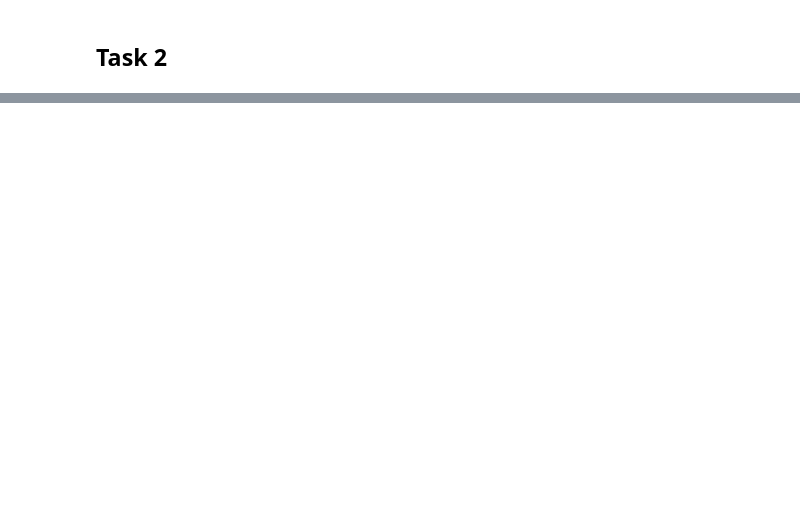
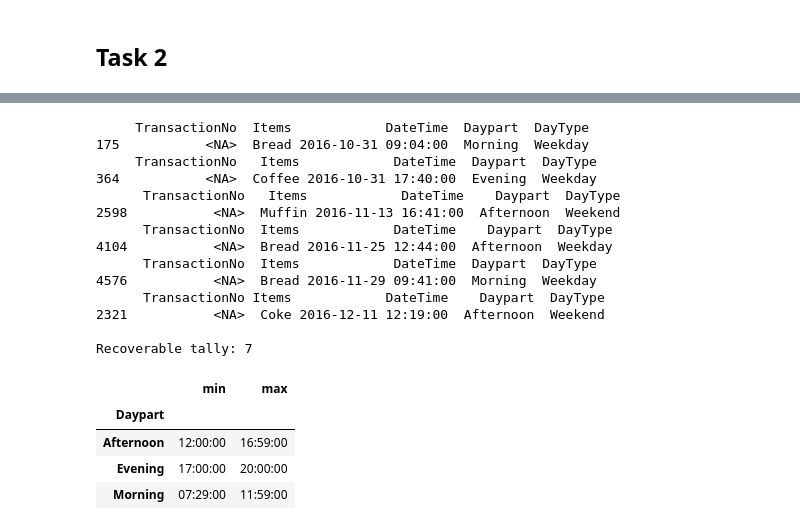
Before and after one commit to TankEngineTom/assessment2_CAB330, a Jupyter notebook: ass2_task2.ipynb, the cells around one changed output, grey strips where cells are left out. Cells and saved outputs as stored; diff of their text form; code cells hidden in the pictures; blank space fills up the shorter version.

```diff
--- a/ass2_task2.ipynb
+++ b/ass2_task2.ipynb
@@ -107,6 +107,20 @@ recoverable = (
     & ((sub_DT - prev_DT) <= pd.Timedelta(minutes=20))
 )
 print(f"\nRecoverable tally: {recoverable.sum()}")
+# fill what can be recoverble, drop the rest of NaN
+df.loc[recoverable, "DateTime"] = prev_DT[recoverable] + (sub_DT[recoverable] - prev_DT[recoverable]) / 2
+
+# drop leftover NaN
+df = df.dropna(subset=["DateTime"]).reset_index(drop=True)
+
+# fill in NaN for DateTime
+df["time"] = df["DateTime"].dt.time
+df.groupby("Daypart")["time"].agg(['min', 'max'])
+
+for index, row in df[df["DateTime"]].isna().itterrows():
+    time_frame = row['DateTime'].time()
+
+    if
 # %% [output]
 <class 'pandas.DataFrame'>
 RangeIndex: 5707 entries, 0 to 5706
@@ -127,0 +142,19 @@ Recoverable tally: 7
+     TransactionNo  Items            DateTime  Daypart  DayType
+175           <NA>  Bread 2016-10-31 09:04:00  Morning  Weekday
+     TransactionNo   Items            DateTime  Daypart  DayType
+364           <NA>  Coffee 2016-10-31 17:40:00  Evening  Weekday
+      TransactionNo   Items            DateTime    Daypart  DayType
+2598           <NA>  Muffin 2016-11-13 16:41:00  Afternoon  Weekend
+      TransactionNo  Items            DateTime    Daypart  DayType
+4104           <NA>  Bread 2016-11-25 12:44:00  Afternoon  Weekday
+      TransactionNo  Items            DateTime  Daypart  DayType
+4576           <NA>  Bread 2016-11-29 09:41:00  Morning  Weekday
+      TransactionNo Items            DateTime    Daypart  DayType
+2321           <NA>  Coke 2016-12-11 12:19:00  Afternoon  Weekend
+
+Recoverable tally: 7
+|  | min | max |
+| Daypart |  |  |
+| Afternoon | 12:00:00 | 16:59:00 |
+| Evening | 17:00:00 | 20:00:00 |
+| Morning | 07:29:00 | 11:59:00 |
```
Also changed, not shown: parts of 1 cell of this notebook, 1 other file.
